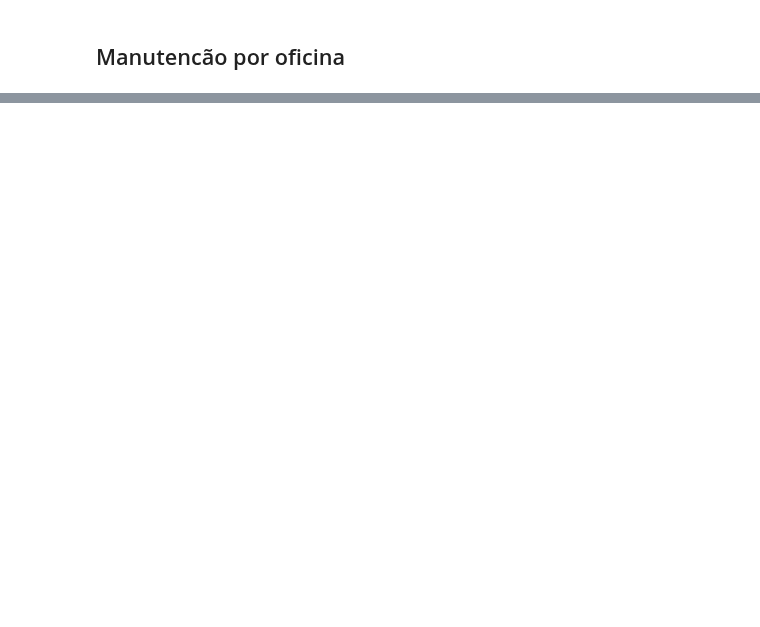
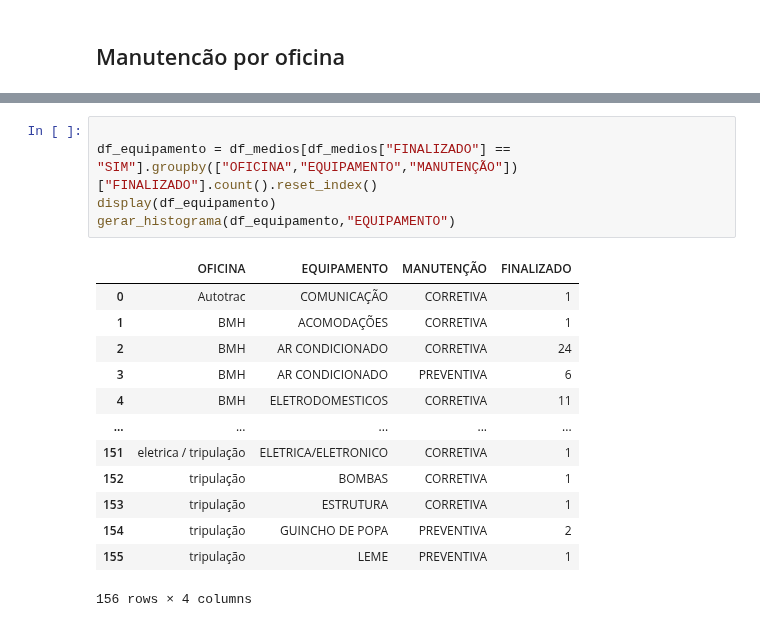
Before and after one commit to PedroVic12/Engenharia-Eletrica-UFF, a Jupyter notebook: Jedi Cyberpunk 2024/Ciencia de dados/notebooks/analise_ordem_servico.ipynb, the cells around one changed output, grey strips where cells are left out. Cells and saved outputs as stored; diff of their text form; blank space fills up the shorter version.

```diff
--- a/Jedi Cyberpunk 2024/Ciencia de dados/notebooks/analise_ordem_servico.ipynb
+++ b/Jedi Cyberpunk 2024/Ciencia de dados/notebooks/analise_ordem_servico.ipynb
@@ -124,3 +142,22 @@ df_medios.groupby(["OFICINA","EQUIPAMENTO","MANUTENÇÃO"])["FINALIZADO"].sum().
 |  | LEME | PREVENTIVA | SIM |
 | tripulação/ Eletrica/ Mecanica | GUINCHO DE POPA | CORRETIVA | NÃO |
 165 rows × 1 columns
+# %%
+
+df_equipamento = df_medios[df_medios["FINALIZADO"] == "SIM"].groupby(["OFICINA","EQUIPAMENTO","MANUTENÇÃO"])["FINALIZADO"].count().reset_index()
+display(df_equipamento)
+gerar_histograma(df_equipamento,"EQUIPAMENTO")
+# %% [output]
+|  | OFICINA | EQUIPAMENTO | MANUTENÇÃO | FINALIZADO |
+| 0 | Autotrac | COMUNICAÇÃO | CORRETIVA | 1 |
+| 1 | BMH | ACOMODAÇÕES | CORRETIVA | 1 |
+| 2 | BMH | AR CONDICIONADO | CORRETIVA | 24 |
+| 3 | BMH | AR CONDICIONADO | PREVENTIVA | 6 |
+| 4 | BMH | ELETRODOMESTICOS | CORRETIVA | 11 |
+| ... | ... | ... | ... | ... |
+| 151 | eletrica / tripulação | ELETRICA/ELETRONICO | CORRETIVA | 1 |
+| 152 | tripulação | BOMBAS | CORRETIVA | 1 |
+| 153 | tripulação | ESTRUTURA | CORRETIVA | 1 |
+| 154 | tripulação | GUINCHO DE POPA | PREVENTIVA | 2 |
+| 155 | tripulação | LEME | PREVENTIVA | 1 |
+156 rows × 4 columns
```
Also changed, not shown: parts of 6 cells of this notebook, 7 other files.
